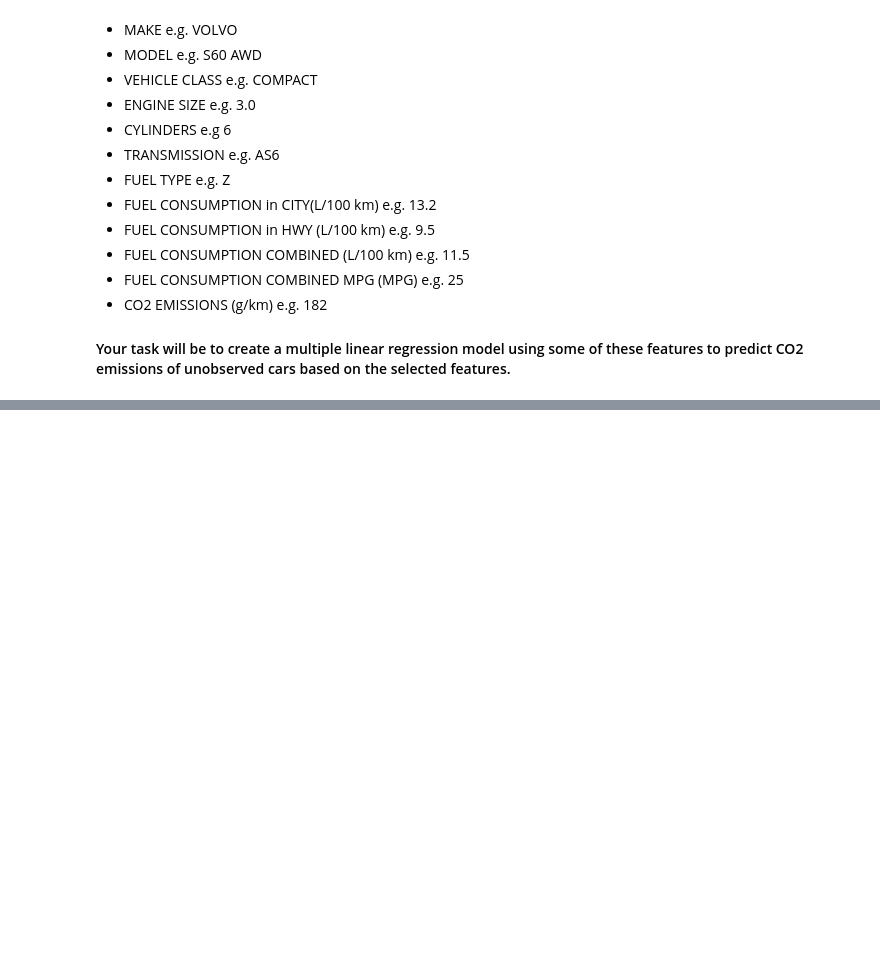
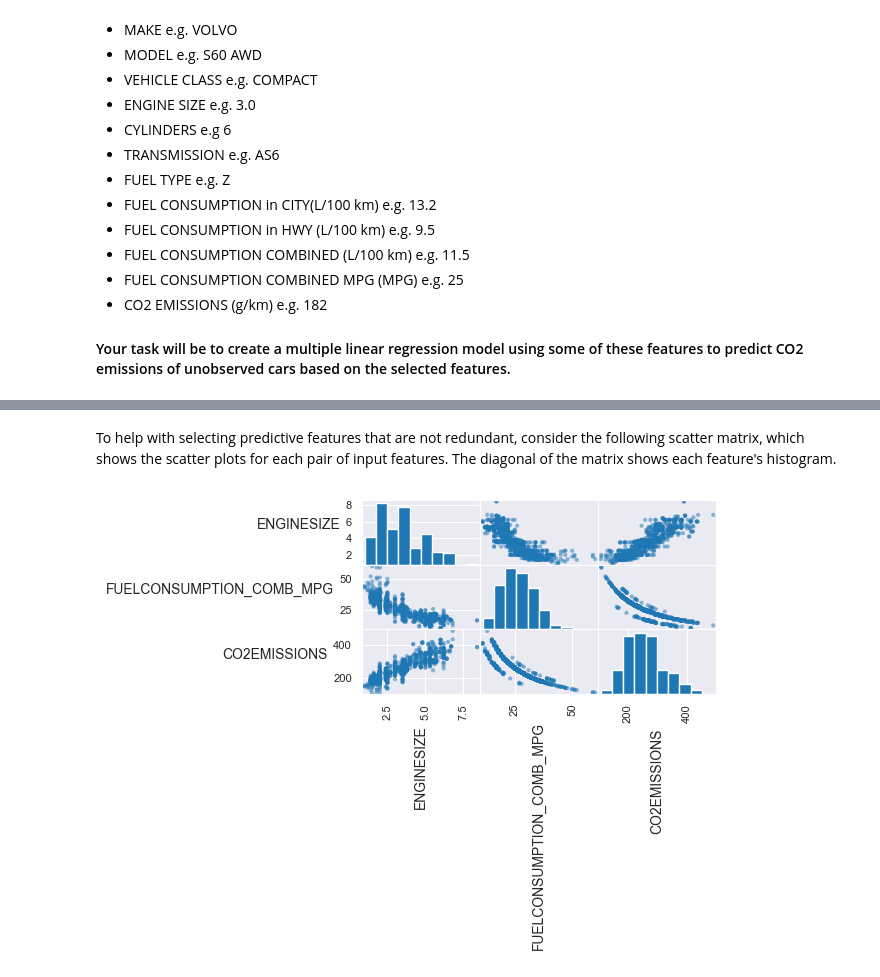
Before and after one commit to Hasan082/AI_and_Machine_learning, a Jupyter notebook: machien_learning/Multiple_Linear_Regression.ipynb, the cells around one changed output, grey strips where cells are left out. Saved outputs shown, nothing was run; the diff lists cells and outputs as text; code cells hidden in the pictures; blank space fills up the shorter version.

```diff
--- a/machien_learning/Multiple_Linear_Regression.ipynb
+++ b/machien_learning/Multiple_Linear_Regression.ipynb
@@ -46,0 +65,3 @@ df.sample(5)
+# %%
+# Drop categoricals and any unseless columns
+df = df.drop(['MODELYEAR', 'MAKE', 'MODEL', 'VEHICLECLASS', 'TRANSMISSION', 'FUELTYPE',],axis=1)
@@ -46,0 +95,2 @@ df.sample(5)
+# %%
+df = df.drop(['CYLINDERS', 'FUELCONSUMPTION_CITY', 'FUELCONSUMPTION_HWY','FUELCONSUMPTION_COMB',],axis=1)
@@ -46,0 +106,15 @@ df.sample(5)
+# %% [markdown]
+To help with selecting predictive features that are not redundant, consider the following scatter matrix, which shows the scatter plots for each pair of input features. The diagonal of the matrix shows each feature's histogram.
+# %%
+axes = pd.plotting.scatter_matrix(df, alpha=0.5)
+# need to rotate axis labels so we can read them
+for ax in axes.flatten():
+    ax.xaxis.label.set_rotation(90)
+    ax.yaxis.label.set_rotation(0)
+    ax.yaxis.label.set_ha('right')
+
+plt.tight_layout()
+plt.gcf().subplots_adjust(wspace=0, hspace=0)
+plt.show()
+# %% [output]
+[figure, added]
```
Also changed, not shown: parts of 7 cells of this notebook.
